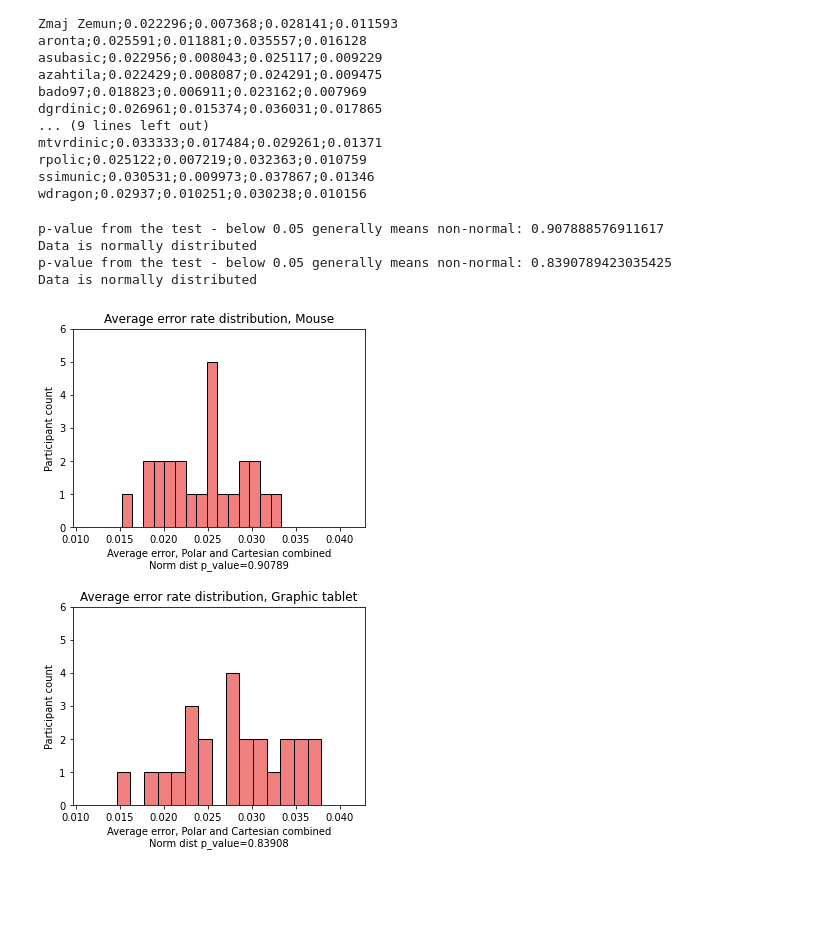
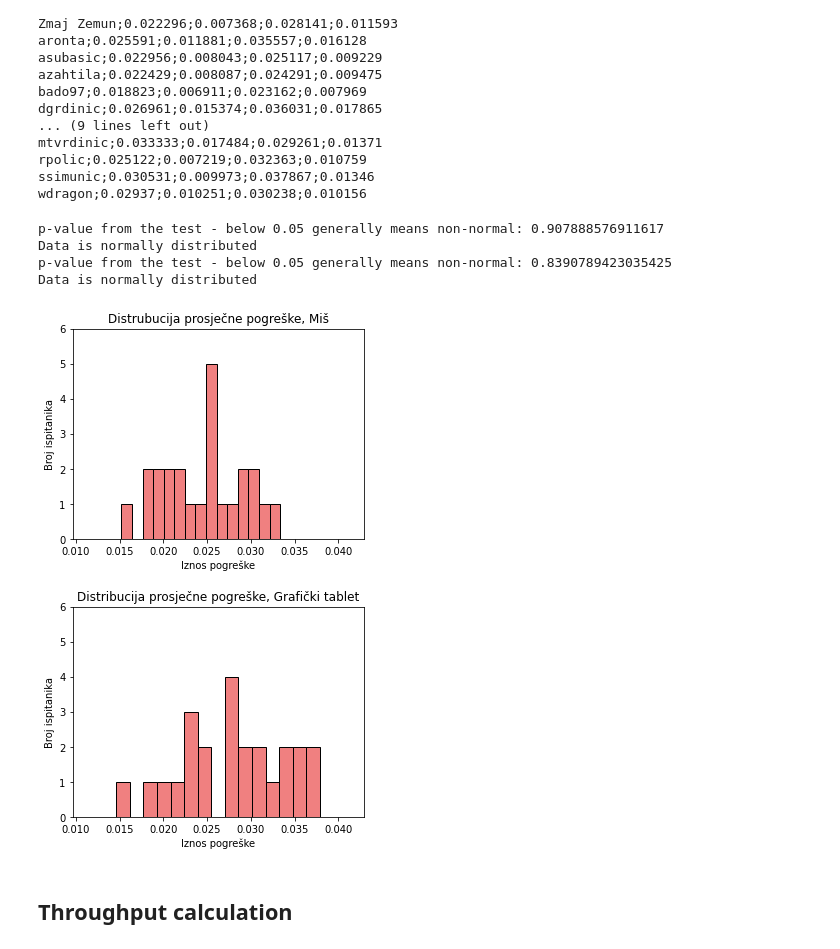
Before and after one commit to ivanazuzic/Efficiency-of-dragging-gestures, a Jupyter notebook: analysis/Analysis - Izborni projekt.ipynb, the cells around one changed output. Cells and saved outputs as stored; diff of their text form; code cells hidden in the pictures; blank space fills up the shorter version.

```diff
--- a/analysis/Analysis - Izborni projekt.ipynb
+++ b/analysis/Analysis - Izborni projekt.ipynb
@@ -15,17 +15,19 @@ import statsmodels.api as sm
 import statsmodels.formula.api as smf
 from statsmodels.stats.diagnostic import normal_ad
 # %%
-iodModelName = 'log(kappa+length)'
+iodModelName = 'log(length:alpha+kappa+1)'
 # iodModelName = 'kappa'
 # iodModelName = 'length'
 centralTendency = 'mean'
 # centralTendency = 'median'
 
 funcIoDs = {
-    'kappa*length': json.load(open('index_of_difficulty-' + iodModelName +'.json')),
+    'kappa*length': json.load(open('index_of_difficulty-kappa*length.json')),
     'length': json.load(open('index_of_difficulty-' + 'length' +'.json')),
     'kappa': json.load(open('index_of_difficulty-' + 'kappa' +'.json')),
-    'log(kappa+length)': json.load(open('index_of_difficulty-log(kappa+length).json'))
+    'log(kappa+length)': json.load(open('index_of_difficulty-log(kappa+length).json')),
+    'log(length:alpha+kappa+1)': json.load(open('index_of_difficulty-log(length:alpha+kappa+1).json')),
+    'w': json.load(open('index_of_difficulty-w.json')),
 }
 # %%
 # prepare folders and erase all figures
@@ -703,10 +736,14 @@ for participant in participants:
     ages.append(age)
 
 plt.figure()
-plt.hist(ages, color="lightcoral", bins=15, edgecolor="black")
+plt.hist(ages, color="lightcoral", bins=15, edgecolor="grey")
 plt.ylabel("Count")
 plt.xlabel("Age")
 plt.title("Participants' age")
+if useCroatian is True:
+    plt.ylabel("Broj")
+    plt.xlabel("Godine")
+    plt.title("Starosna distribucija ispitanika")
 saveFigure(participantDataFolderPath + "participant_age")
 plt.plot
 print("Average participant age:", round(np.mean(ages), 3))
@@ -766,7 +803,7 @@ for k, device in enumerate(DEVICES):
                     drawingTimes = df[df['Participant name'] == participant]
                     drawingTimes, _ = getAvgsByFilter(projections, [funcId], [device], [experimentMode], data=drawingTimes)
                     dts.append(drawingTimes)
-            print(participant, device, projections, round(np.mean(dts), 4), round(np.std(dts), 4), sep=separator)
+            # print(participant, device, projections, round(np.mean(dts), 4), round(np.std(dts), 4), sep=separator)
             pltData.append(np.mean(dts))
         # print()
         ax = axes[k][j]
@@ -775,9 +812,15 @@ for k, device in enumerate(DEVICES):
         pValueNormDist = isDataNormallyDistributed(np.array(pltData))
 
         title = "Average drawing time for \n Device %s, Projection(s) %s" %(device, projections)
-        ax.set_title(title)
         ax.set_ylabel("Count")
         ax.set_xlabel("Average drawing time [seconds]\nNorm dist p_value=%.5f" % (pValueNormDist))
+
+        if useCroatian is True:
+            title = "Prosječno vrijeme crtanja za: \n Uređaj: %s, Projekcija(e): %s" %(translate(device),
+                                                                                   translate(projections))
+            ax.set_ylabel("Broj")
+            ax.set_xlabel("Vrijeme [s]") #"\nNorm dist p_value=%.5f" % (pValueNormDist))
+        ax.set_title(title)
 
         # this lim is hard-coded. if I ever have time, I should make this soft-coded :)
         ax.set_ylim([0, 7])
@@ -873,33 +919,48 @@ xlim = [minAvg - 0.005, maxAvg + 0.005]
 figure, (ax1, ax2) = plt.subplots(2)
 figure.set_size_inches(5, 8)
 ax1.hist(avgs["Mouse"], color="lightcoral", bins=15, edgecolor="black")
 
 pValueNormDist = isDataNormallyDistributed(np.array(avgs["Mouse"]))
 
 title = "Average error rate distribution, Mouse"
-ax1.set_title(title)
 ax1.set_xlabel("Average error, Polar and Cartesian combined\nNorm dist p_value=%.5f" % (pValueNormDist))
 ax1.set_ylabel("Participant count")
+
+if useCroatian is True:
+    title = "Distrubucija prosječne pogreške, Miš"
+    ax1.set_xlabel("Iznos pogreške")
+    ax1.set_ylabel("Broj ispitanika")
+
+
+ax1.set_title(title)
 ax1.set_ylim([0, 6])
 ax1.set_xlim(xlim)
 
 ax2.hist(avgs["Graphic tablet"], color="lightcoral", bins=15, edgecolor="black")
 
 pValueNormDist = isDataNormallyDistributed(np.array(avgs["Graphic tablet"]))
 
 title = "Average error rate distribution, Graphic tablet"
-ax2.set_title(title)
+
 ax2.set_xlabel("Average error, Polar and Cartesian combined\nNorm dist p_value=%.5f" % (pValueNormDist))
 ax2.set_ylabel("Participant count")
+if useCroatian is True:
+    title = "Distribucija prosječne pogreške, Grafički tablet"
+    ax2.set_xlabel("Iznos pogreške")
+    ax2.set_ylabel("Broj ispitanika")
+
+ax2.set_title(title)
 ax2.set_ylim([0, 6])
 ax2.set_xlim(xlim)
 
 figure.tight_layout(pad=2)
 saveFigure(participantDataFolderPath + "Error_rates_dist")
 plt.show()
 # %% [output]
 p-value from the test - below 0.05 generally means non-normal: 0.907888576911617
 Data is normally distributed
 p-value from the test - below 0.05 generally means non-normal: 0.8390789423035425
 Data is normally distributed
-[figure, old version]
+[figure, new version]
+# %% [markdown]
+## Throughput calculation
```
Also changed, not shown: parts of 7 cells of this notebook, 4 other files.
